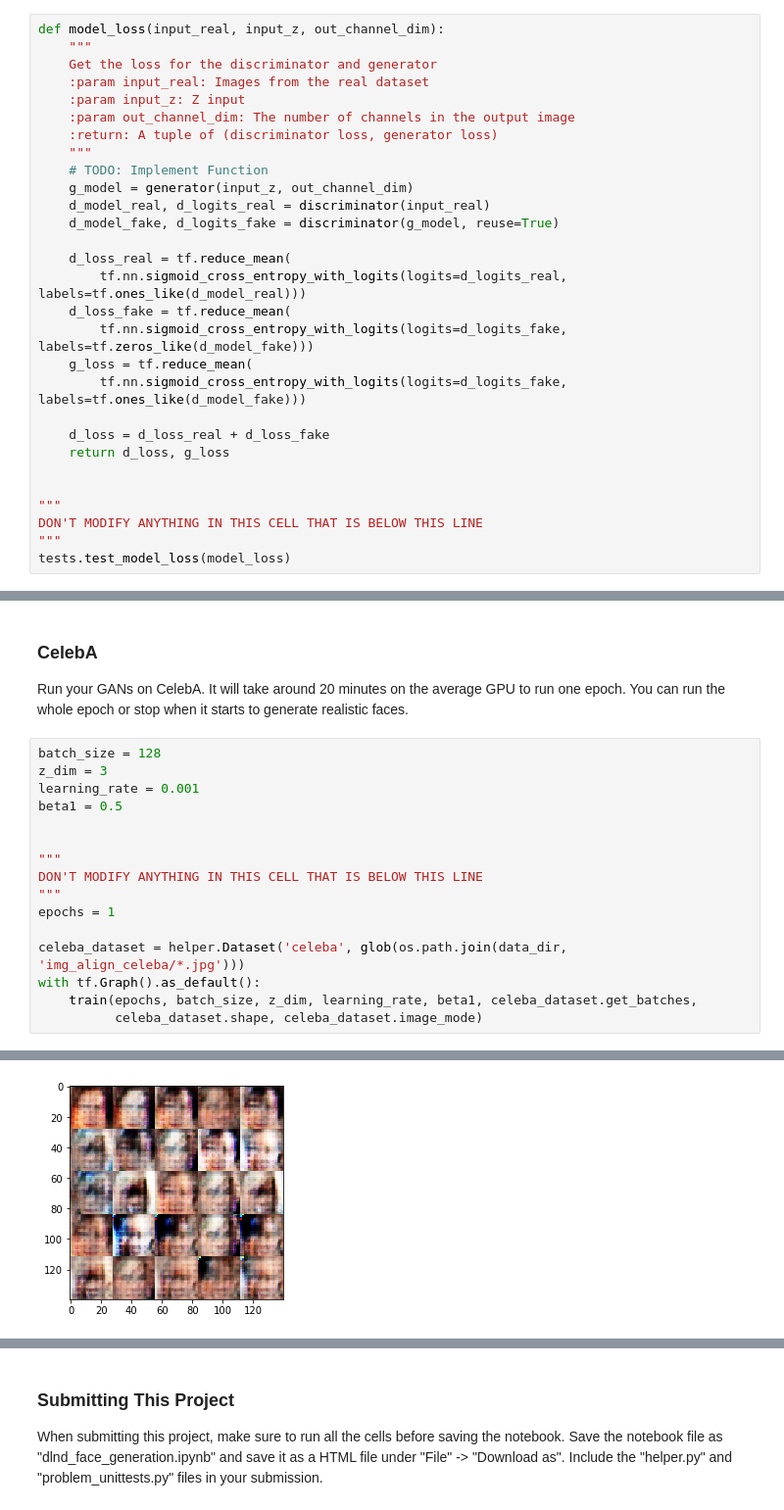
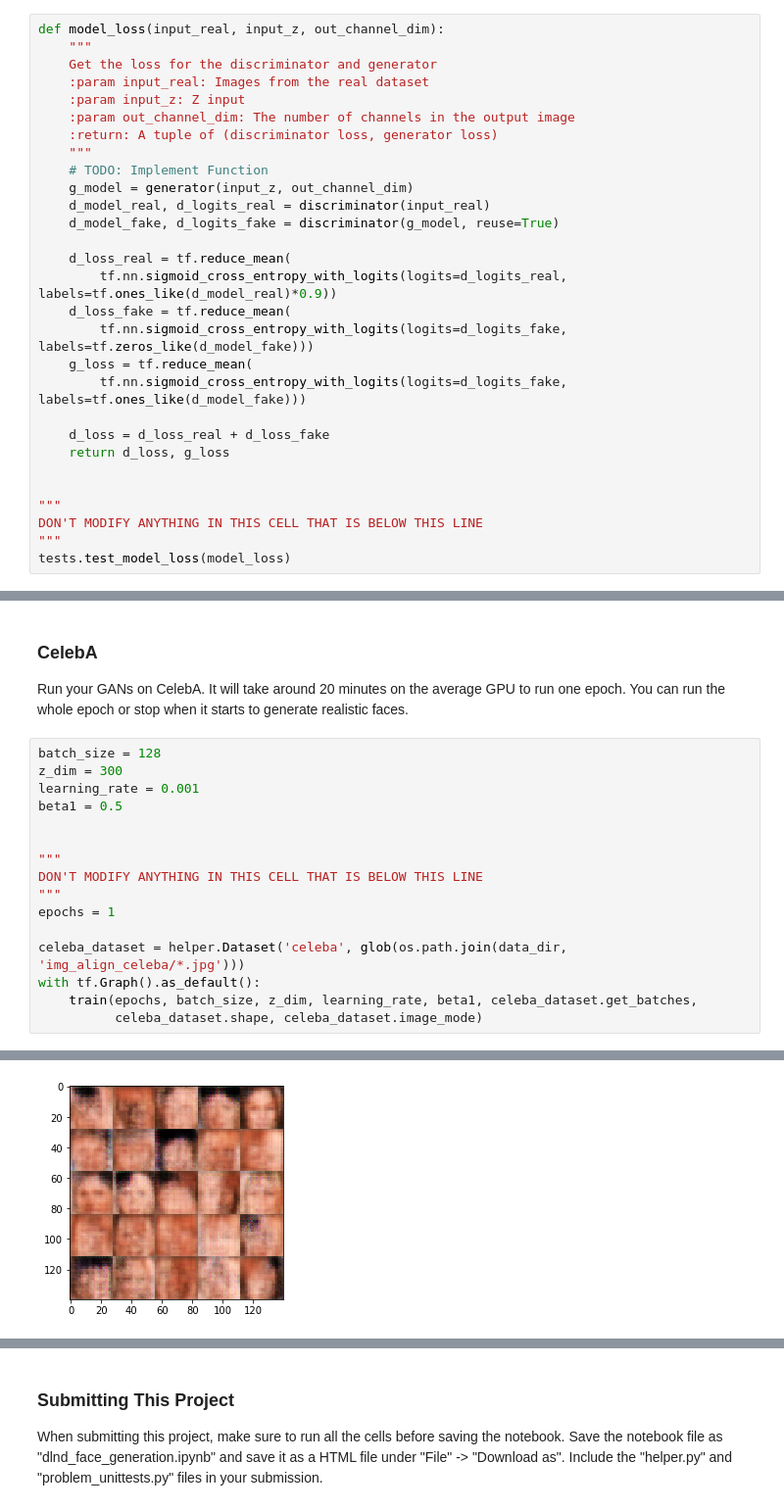
Before and after one commit to peterchow90/DLND_Projects, a Jupyter notebook: Project5_face_generation/dlnd_face_generation.ipynb, the cells around one changed output, grey strips where cells are left out. Shown at 98% size. Saved outputs shown, nothing was run; the diff lists cells and outputs as text.

```diff
--- a/Project5_face_generation/dlnd_face_generation.ipynb
+++ b/Project5_face_generation/dlnd_face_generation.ipynb
@@ -248,7 +248,7 @@ def model_loss(input_real, input_z, out_channel_dim):
     d_model_fake, d_logits_fake = discriminator(g_model, reuse=True)
 
     d_loss_real = tf.reduce_mean(
-        tf.nn.sigmoid_cross_entropy_with_logits(logits=d_logits_real, labels=tf.ones_like(d_model_real)))
+        tf.nn.sigmoid_cross_entropy_with_logits(logits=d_logits_real, labels=tf.ones_like(d_model_real)*0.9))
     d_loss_fake = tf.reduce_mean(
         tf.nn.sigmoid_cross_entropy_with_logits(logits=d_logits_fake, labels=tf.zeros_like(d_model_fake)))
     g_loss = tf.reduce_mean(
@@ -456,7 +456,7 @@ Epoch 2/2... Batch 452/468.75... Discriminator Loss: 0.2255... Generator Loss: 5
 Run your GANs on CelebA.  It will take around 20 minutes on the average GPU to run one epoch.  You can run the whole epoch or stop when it starts to generate realistic faces.
 # %%
 batch_size = 128
-z_dim = 3
+z_dim = 300
 learning_rate = 0.001
 beta1 = 0.5
 
@@ -539,4 +539,4 @@ Epoch 1/1... Batch 1200/1582.8046875... Discriminator Loss: 0.9328... Generator
-[figure, old version]
+[figure, new version]
 ... (4 outputs left out)
 # %% [markdown]
 ### Submitting This Project
```
Also changed, not shown: parts of 2 cells of this notebook, 1 other file.
